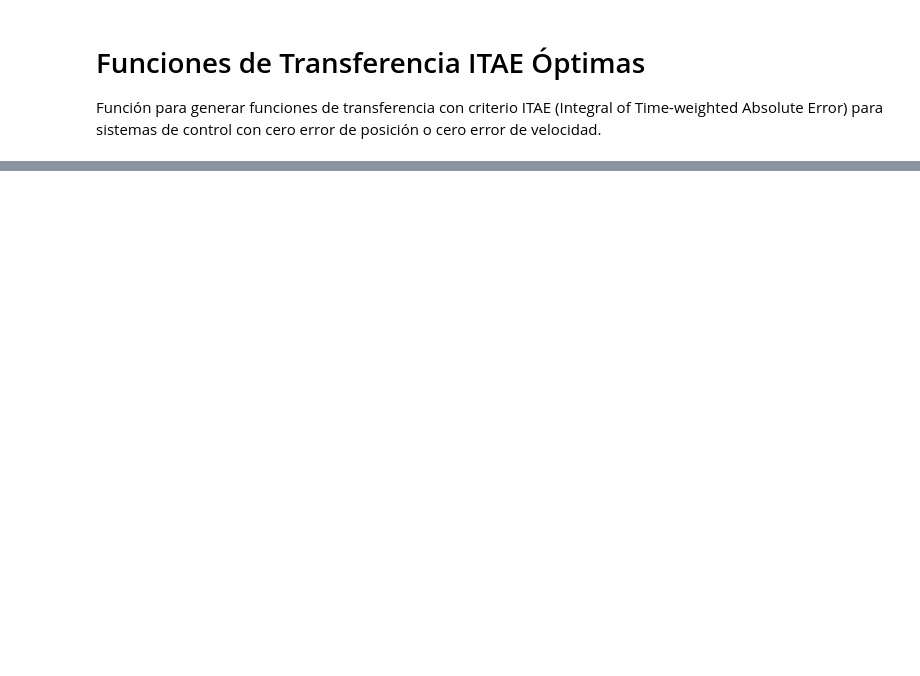
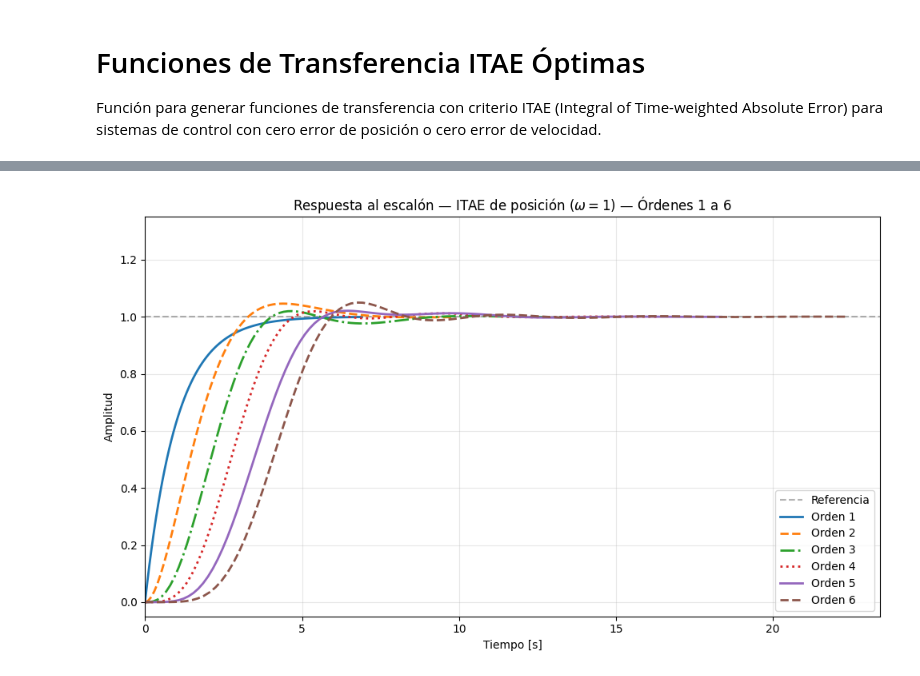
Before and after one commit to nebisman/control-material, a Jupyter notebook: notebooks/itae_notebook.ipynb, the cells around one changed output, grey strips where cells are left out. Drawn from its saved outputs; the diff is of its cells as text; code cells hidden in the pictures; blank space fills up the shorter version.

```diff
--- a/notebooks/itae_notebook.ipynb
+++ b/notebooks/itae_notebook.ipynb
@@ -69,0 +77,24 @@ plt.show()
+# %%
+colores = ['#1f77b4', '#ff7f0e', '#2ca02c', '#d62728', '#9467bd', '#8c564b']
+estilos = ['-', '--', '-.', ':', '-', '--']
+
+plt.figure(figsize=(10, 6))
+plt.axhline(y=1, color='k', linestyle='--', alpha=0.3, label='Referencia')
+
+for n in range(1, 7):
+    T = calcular_itae(orden=n, omega=1, tipo="p")
+    t, y = ctrl.step_response(T)
+    plt.plot(t, y, color=colores[n-1], linestyle=estilos[n-1],
+             linewidth=2, label=f'Orden {n}')
+
+plt.xlabel('Tiempo [s]')
+plt.ylabel('Amplitud')
+plt.title('Respuesta al escalón — ITAE de posición ($\omega=1$) — Órdenes 1 a 6')
+plt.legend(loc='lower right')
+plt.grid(True, alpha=0.3)
+plt.xlim(left=0)
+plt.ylim(-0.05, 1.35)
+plt.tight_layout()
+plt.show()
+# %% [output]
+[figure, added]
```
Also changed, not shown: parts of 6 cells of this notebook.
